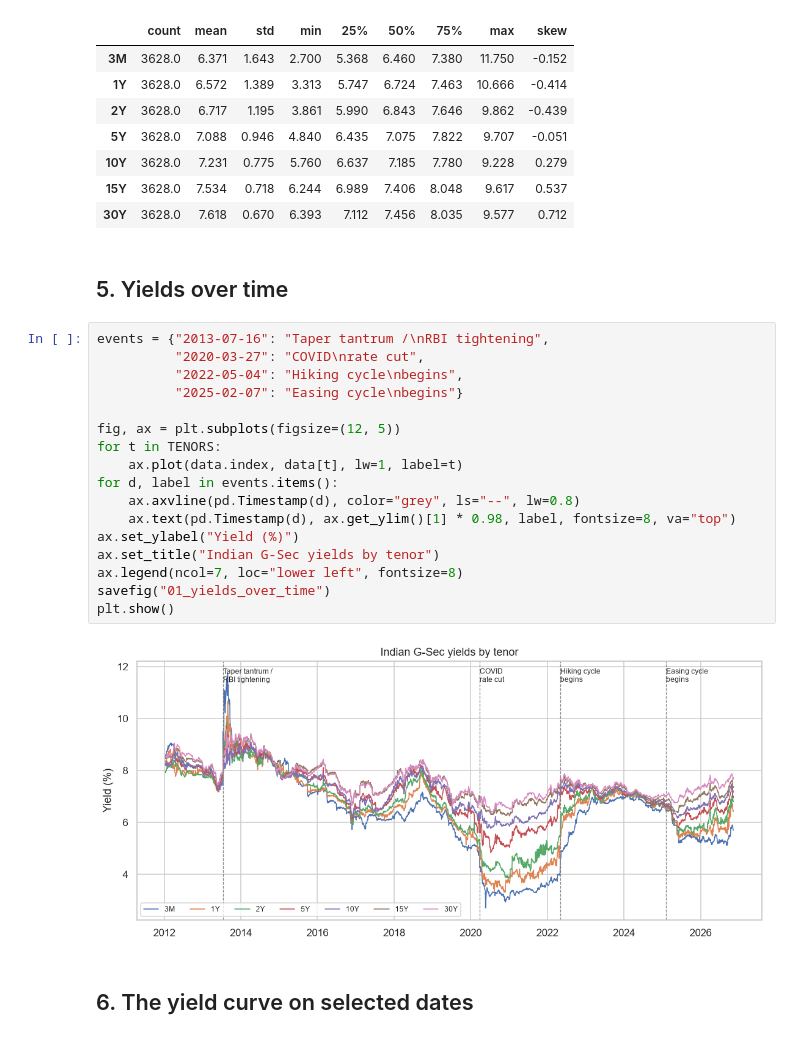
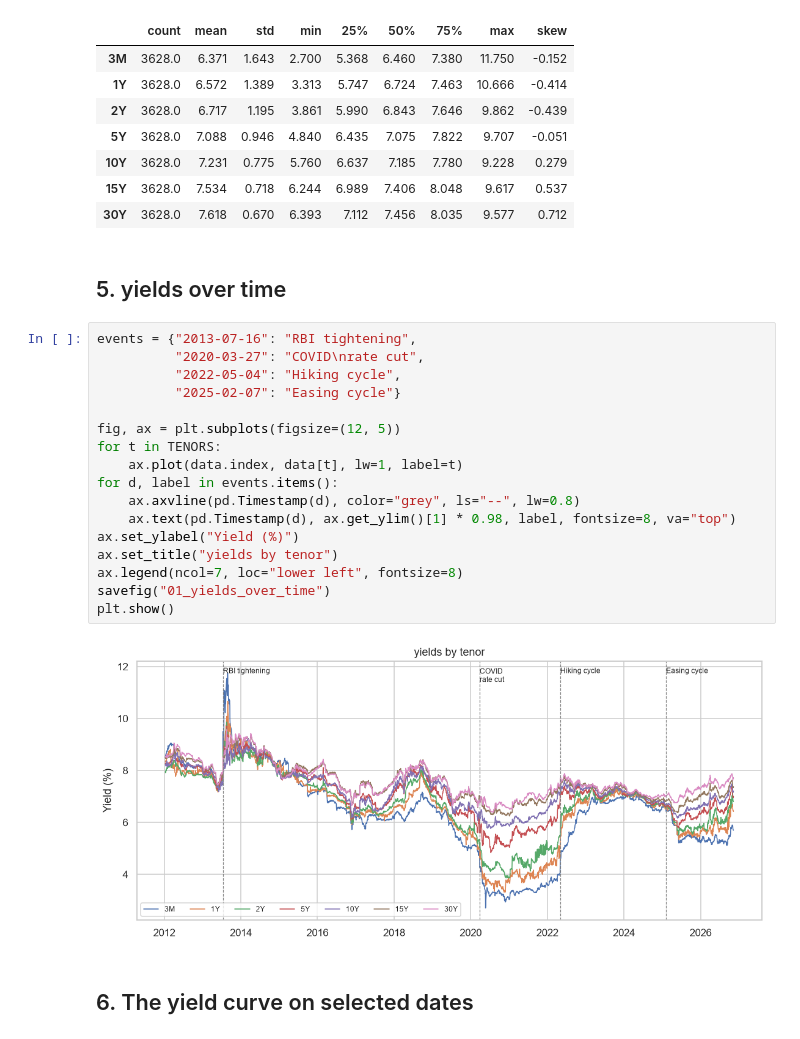
Before and after one commit to Krish-Arun/Yield_Curve_Prediction, a Jupyter notebook: 01_data_eda.ipynb, the cells around one changed output. Saved outputs shown, nothing was run; the diff lists cells and outputs as text.

```diff
--- a/01_data_eda.ipynb
+++ b/01_data_eda.ipynb
@@ -164,26 +144,26 @@ summary.round(3)
 | 15Y | 3628.0 | 7.534 | 0.718 | 6.244 | 6.989 | 7.406 | 8.048 | 9.617 | 0.537 |
 | 30Y | 3628.0 | 7.618 | 0.670 | 6.393 | 7.112 | 7.456 | 8.035 | 9.577 | 0.712 |
 # %% [markdown]
-## 5. Yields over time
+## 5. yields over time
 # %%
-events = {"2013-07-16": "Taper tantrum /\nRBI tightening",
+events = {"2013-07-16": "RBI tightening",
           "2020-03-27": "COVID\nrate cut",
-          "2022-05-04": "Hiking cycle\nbegins",
-          "2025-02-07": "Easing cycle\nbegins"}
+          "2022-05-04": "Hiking cycle",
+          "2025-02-07": "Easing cycle"}
 
 fig, ax = plt.subplots(figsize=(12, 5))
 for t in TENORS:
     ax.plot(data.index, data[t], lw=1, label=t)
 for d, label in events.items():
     ax.axvline(pd.Timestamp(d), color="grey", ls="--", lw=0.8)
     ax.text(pd.Timestamp(d), ax.get_ylim()[1] * 0.98, label, fontsize=8, va="top")
 ax.set_ylabel("Yield (%)")
-ax.set_title("Indian G-Sec yields by tenor")
+ax.set_title("yields by tenor")
 ax.legend(ncol=7, loc="lower left", fontsize=8)
 savefig("01_yields_over_time")
 plt.show()
 # %% [output]
-[figure, old version]
+[figure, new version]
 # %% [markdown]
 ## 6. The yield curve on selected dates
 # %%
```
Also changed, not shown: parts of 16 cells of this notebook, 2 other files.
